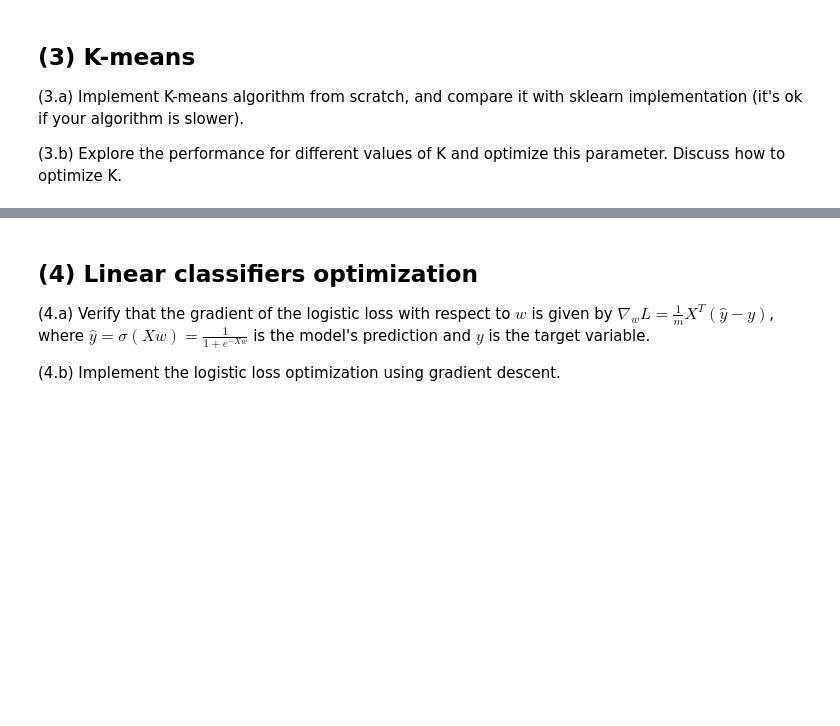
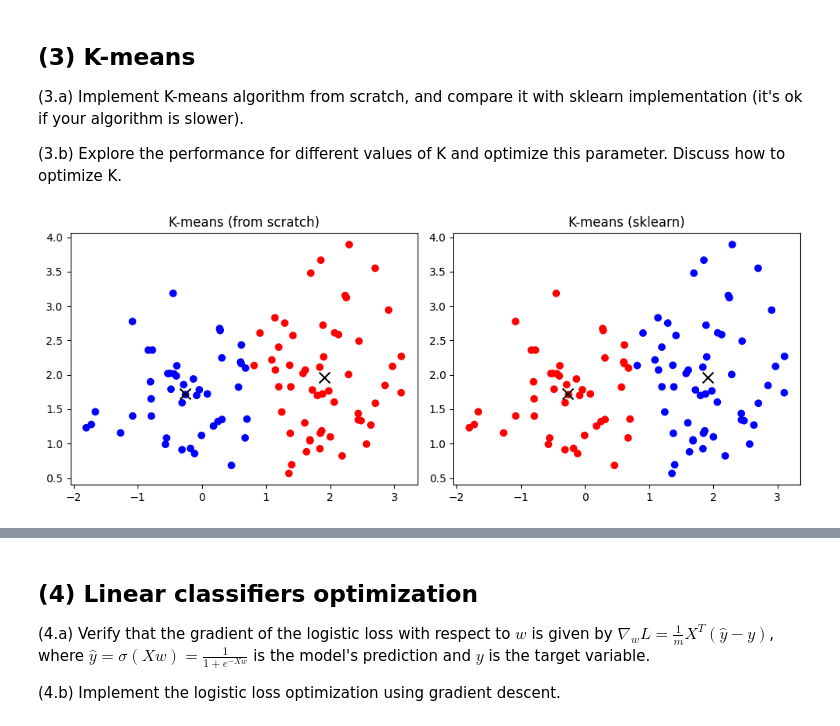
Before and after one commit to RLopez112/dlfcv-lab, a Jupyter notebook: Session5/main.ipynb, the cells around one changed output, grey strips where cells are left out. Drawn from its saved outputs; the diff is of its cells as text; code cells hidden in the pictures; blank space fills up the shorter version.

```diff
--- a/Session5/main.ipynb
+++ b/Session5/main.ipynb
@@ -200,27 +269,51 @@ X, y = datasets[0]  # moons dataset -- feel free to also try datasets[1]/dataset
 # %%
 # Ex 3(a): implement K-means from scratch (init, assign, update loop) and compare it with
 # sklearn's implementation below (it's ok if ours is slower).
 # implement: def kmeans(X, k, n_iters=100) -> (centroids, labels)
 # TODO: your code here
 
+def kmeans(X, k, n_iters=100):
+    np.random.seed(0)
+    # 1. Initialize centroids randomly from data points
+    idx = np.random.choice(len(X), size=k, replace=False)
+    centroids = X[idx].copy()
+    for _ in range(n_iters):
+        # 2. Assign labels based on closest centroid (Euclidean distance)
+        # distances shape: (N, k)
+        distances = np.linalg.norm(X[:, np.newaxis] - centroids, axis=2)
+        labels = np.argmin(distances, axis=1)
+        # 3. Update centroids to mean of assigned points
+        new_centroids = np.array(
+            [
+                X[labels == i].mean(axis=0) if np.any(labels == i) else centroids[i]
+                for i in range(k)
+            ]
+        )
+        # Early stop if converged
+        if np.allclose(centroids, new_centroids):
+            break
+        centroids = new_centroids
+    return centroids, labels
 
 # Compare our from-scratch K-means with sklearn's implementation, on the linearly-separable data
 from sklearn.cluster import KMeans
 
 X, y = linearly_separable
 k = 2
 centroids, labels = kmeans(X, k)
 sk_kmeans = KMeans(n_clusters=k, n_init=10, random_state=0).fit(X)
 
 fig, axes = plt.subplots(1, 2, figsize=(10, 4))
 axes[0].scatter(X[:, 0], X[:, 1], c=labels, cmap=cm_bright)
 axes[0].scatter(centroids[:, 0], centroids[:, 1], c="black", marker="x", s=100)
 axes[0].set_title("K-means (from scratch)")
 axes[1].scatter(X[:, 0], X[:, 1], c=sk_kmeans.labels_, cmap=cm_bright)
 axes[1].scatter(sk_kmeans.cluster_centers_[:, 0], sk_kmeans.cluster_centers_[:, 1], c="black", marker="x", s=100)
 axes[1].set_title("K-means (sklearn)")
 plt.tight_layout()
 plt.show()
+# %% [output]
+[figure, added]
 # %%
 # Ex 3(b): explore performance for different values of K and discuss how to optimize it.
 # Evaluation criterion: inertia -- the within-cluster sum of squared distances between each
```
Also changed, not shown: parts of 7 cells of this notebook, 2 other files.
